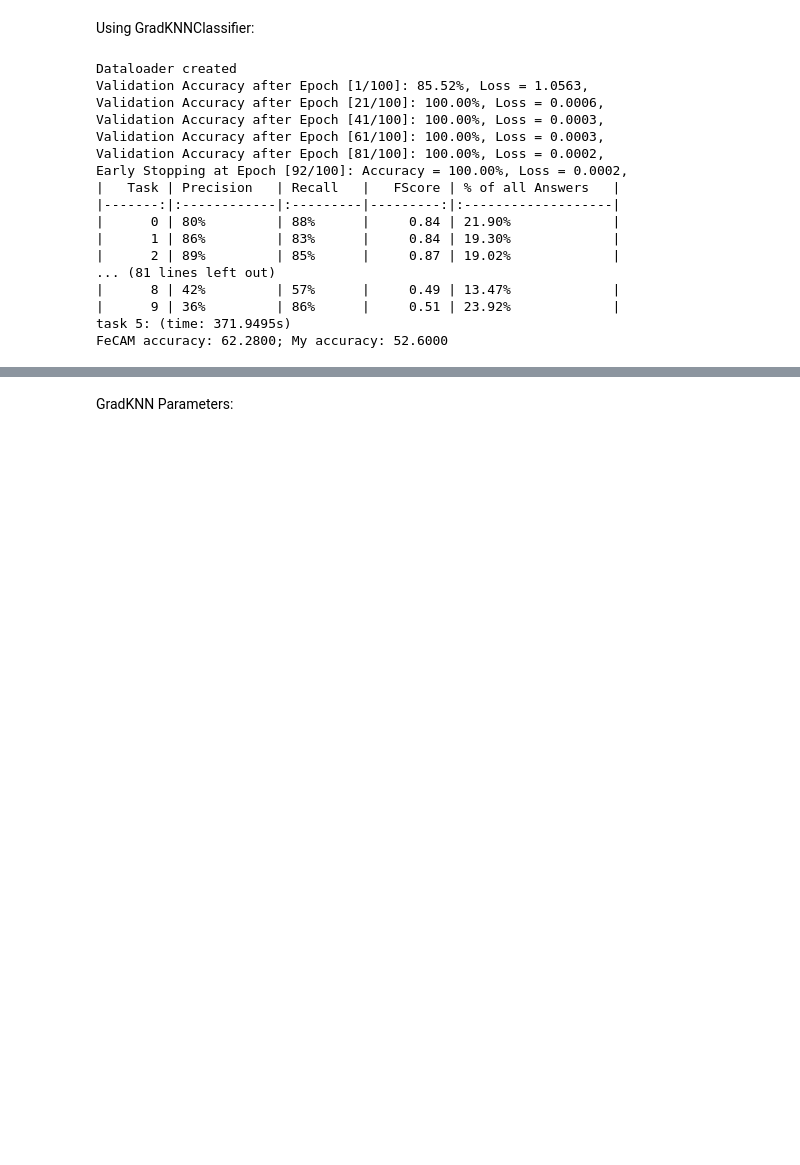
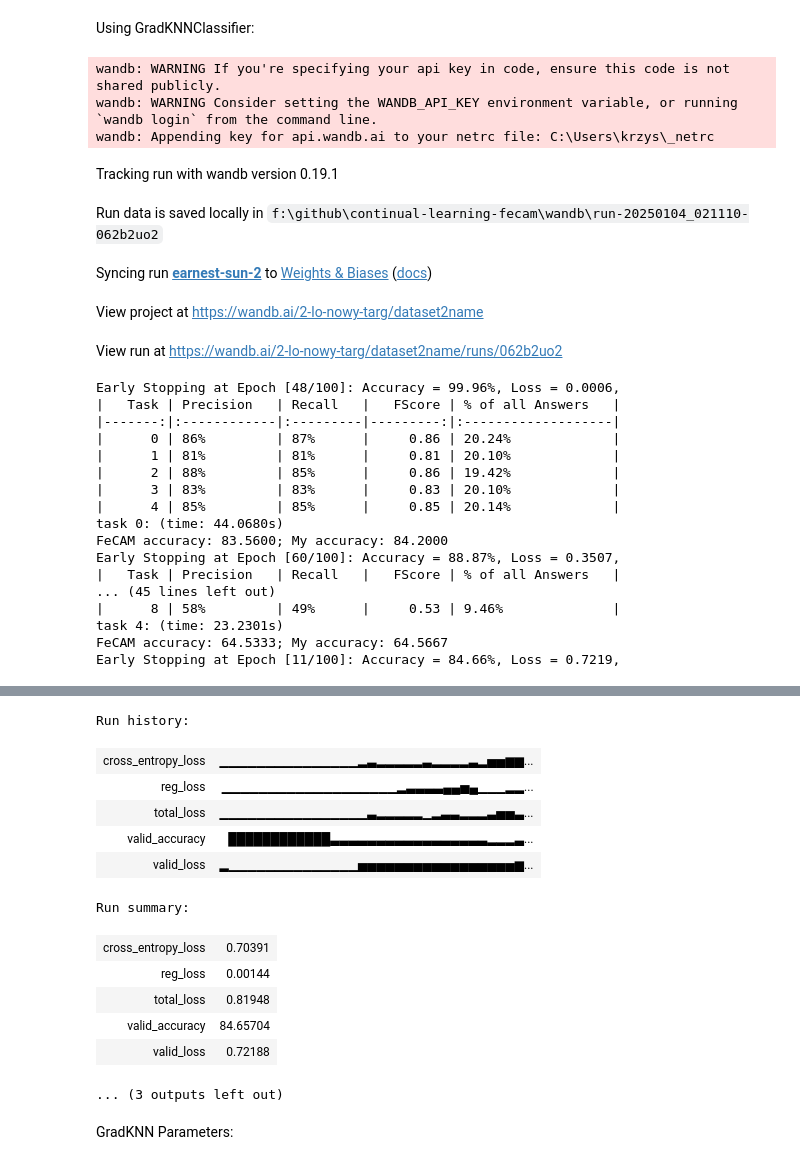
Before and after one commit to gmum/FeNeC, a Jupyter notebook: Notebooks/dataset_2.ipynb, the cells around one changed output, grey strips where cells are left out. Cells and saved outputs as stored; diff of their text form; code cells hidden in the pictures; blank space fills up the shorter version.

```diff
--- a/Notebooks/dataset_2.ipynb
+++ b/Notebooks/dataset_2.ipynb
@@ -10,6 +10,6 @@ import Metrics
 
 import sklearn.neural_network
 # %%
-study_name = "dataset2"
+study_name = "dataset2name"
 device = DatasetRun.get_device()
 # %% [output]
@@ -105,15 +105,16 @@ metric_kmeans = Metrics.EuclideanMetric()
 
 
 # Initialize KMeans and the MLPClassifier
-kmeans = KMeans(n_clusters=75, metric=metric_kmeans)
+kmeans = KMeans(n_clusters=6, metric=metric_kmeans)
 clf = GradKNNClassifier(metric=metric,
                         kmeans=kmeans,
                         is_normalization=True,
                         device=device,
                         tukey_lambda=0.5,
                         batch_size=64,
-                        n_points=20,
-                        mode=1,
+                        optimizer="Adam",
+                        n_points=3,
+                        mode=0,
                         num_epochs=100,
                         lr=0.003,
                         early_stop_patience=10,
@@ -122,30 +123,39 @@ clf = GradKNNClassifier(metric=metric,
                         reg_lambda=0.01,
                         use_tanh=True,
                         tanh_x=1,
-                        use_standardization=False,
                         add_centroids=True,
                         only_prev_centroids=True,
-                        new_old_ratio=0.2,
+                        new_old_ratio=0.3,
                         dataloader_batch_size=64,
-                        verbose=True)
+                        normalization_type=2,
+                        study_name=study_name,
+                        verbose=False)
 
 # Run the classifier on the dataset
 _ = DatasetRun.train(clf=clf, folder_name='../data/dataset2', n_tasks=6, only_last=False, verbose=True)
 # %% [output]
-Dataloader created
-Validation Accuracy after Epoch [1/100]: 85.52%, Loss = 1.0563,
-Validation Accuracy after Epoch [21/100]: 100.00%, Loss = 0.0006,
-Validation Accuracy after Epoch [41/100]: 100.00%, Loss = 0.0003,
-Validation Accuracy after Epoch [61/100]: 100.00%, Loss = 0.0003,
-Validation Accuracy after Epoch [81/100]: 100.00%, Loss = 0.0002,
-Early Stopping at Epoch [92/100]: Accuracy = 100.00%, Loss = 0.0002,
-|   Task | Precision   | Recall   |   FScore | % of all Answers   |
-|-------:|:------------|:---------|---------:|:-------------------|
-|      0 | 80%         | 88%      |     0.84 | 21.90%             |
-|      1 | 86%         | 83%      |     0.84 | 19.30%             |
-|      2 | 89%         | 85%      |     0.87 | 19.02%             |
-... (81 lines left out)
-|      8 | 42%         | 57%      |     0.49 | 13.47%             |
-|      9 | 36%         | 86%      |     0.51 | 23.92%             |
-task 5: (time: 371.9495s)
-FeCAM accuracy: 62.2800; My accuracy: 52.6000
+wandb: WARNING If you're specifying your api key in code, ensure this code is not shared publicly.
+wandb: WARNING Consider setting the WANDB_API_KEY environment variable, or running `wandb login` from the command line.
+wandb: Appending key for api.wandb.ai to your netrc file: C:\Users\krzys\_netrc
+Tracking run with wandb version 0.19.1
+Run data is saved locally in f:\github\continual-learning-fecam\wandb\run-20250104_021110-062b2uo2
+Syncing run earnest-sun-2 to Weights & Biases (docs)
+View project at https://wandb.ai/2-lo-nowy-targ/dataset2name
+View run at https://wandb.ai/2-lo-nowy-targ/dataset2name/runs/062b2uo2
+Early Stopping at Epoch [48/100]: Accuracy = 99.96%, Loss = 0.0006,
+|   Task | Precision   | Recall   |   FScore | % of all Answers   |
+|-------:|:------------|:---------|---------:|:-------------------|
+|      0 | 86%         | 87%      |     0.86 | 20.24%             |
+|      1 | 81%         | 81%      |     0.81 | 20.10%             |
+|      2 | 88%         | 85%      |     0.86 | 19.42%             |
+|      3 | 83%         | 83%      |     0.83 | 20.10%             |
+|      4 | 85%         | 85%      |     0.85 | 20.14%             |
+task 0: (time: 44.0680s)
+FeCAM accuracy: 83.5600; My accuracy: 84.2000
+Early Stopping at Epoch [60/100]: Accuracy = 88.87%, Loss = 0.3507,
+|   Task | Precision   | Recall   |   FScore | % of all Answers   |
+... (45 lines left out)
+|      8 | 58%         | 49%      |     0.53 | 9.46%              |
+task 4: (time: 23.2301s)
+FeCAM accuracy: 64.5333; My accuracy: 64.5667
+Early Stopping at Epoch [11/100]: Accuracy = 84.66%, Loss = 0.7219,
@@ -152,3 +163,16 @@ FeCAM accuracy: 62.2800; My accuracy: 52.6000
+Run history:
+| cross_entropy_loss | ▁▁▁▁▁▁▁▁▁▁▁▁▁▁▁▂▃▂▂▂▂▂▃▂▂▂▂▃▂▅▅▆▆... |
+| reg_loss | ▁▁▁▁▁▁▁▁▁▁▁▁▁▁▁▁▁▁▁▂▃▃▃▃▄▄▅▄▁▁▁▂▂... |
+| total_loss | ▁▁▁▁▁▁▁▁▁▁▁▁▁▁▁▁▃▂▂▂▂▂▁▂▃▃▂▂▂▃▅▅▃... |
+| valid_accuracy | ████████████▃▃▃▃▃▃▃▃▃▃▃▃▃▃▃▃▃▂▂▂▃... |
+| valid_loss | ▂▁▁▁▁▁▁▁▁▁▁▁▁▁▁▅▅▅▅▅▅▅▅▅▅▅▅▅▅▅▅▅▆... |
+Run summary:
+| cross_entropy_loss | 0.70391 |
+| reg_loss | 0.00144 |
+| total_loss | 0.81948 |
+| valid_accuracy | 84.65704 |
+| valid_loss | 0.72188 |
+... (3 outputs left out)
 # %% [markdown]
 GradKNN Parameters:
 # %%
```
Also changed, not shown: parts of 2 cells of this notebook, 2 other files.
